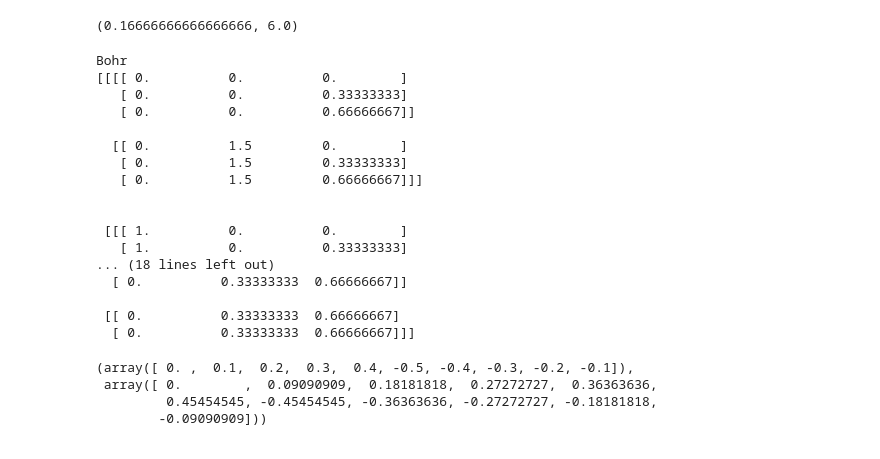
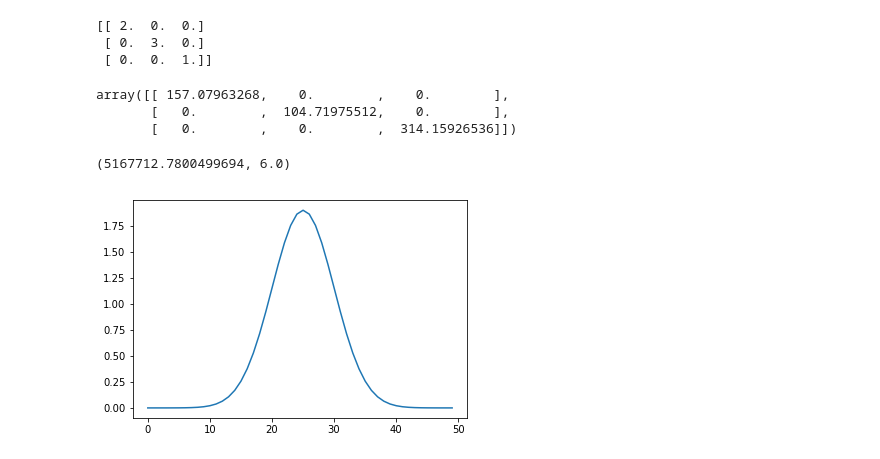
Before and after one commit to alesgenova/pbcpy, a Jupyter notebook: src/fft_prototyping.ipynb, the cells around one changed output. Saved outputs shown, nothing was run; the diff lists cells and outputs as text; code cells hidden in the pictures.

```diff
--- a/src/fft_prototyping.ipynb
+++ b/src/fft_prototyping.ipynb
@@ -31,26 +12,16 @@ invgrid = ReciprocalGrid(grid.bg,nr)
+# %%
+nr = [50,50,50]
+grid = gs(at, nr)
+print(grid.grid.at)
+grid.reciprocal_grid.at
+# %% [output]
+[[ 2.  0.  0.]
+ [ 0.  3.  0.]
+ [ 0.  0.  1.]]
+array([[ 157.07963268,    0.        ,    0.        ],
+       [   0.        ,  104.71975512,    0.        ],
+       [   0.        ,    0.        ,  314.15926536]])
 # %%
-invgrid.omega, grid.omega
+grid.reciprocal_grid.omega, grid.grid.omega
 # %% [output]
-(0.16666666666666666, 6.0)
+(5167712.7800499694, 6.0)
-# %%
-print(grid.units)
-print(grid.r)
-print(grid.a)
-# %% [output]
-Bohr
-[[[[ 0.          0.          0.        ]
-   [ 0.          0.          0.33333333]
-   [ 0.          0.          0.66666667]]
-
-  [[ 0.          1.5         0.        ]
-   [ 0.          1.5         0.33333333]
-   [ 0.          1.5         0.66666667]]]
-
-
- [[[ 1.          0.          0.        ]
-   [ 1.          0.          0.33333333]
-... (18 lines left out)
-  [ 0.          0.33333333  0.66666667]]
-
- [[ 0.          0.33333333  0.66666667]
-  [ 0.          0.33333333  0.66666667]]]
@@ -59,7 +28,9 @@ pl = Grid_Function(grid=grid,)
-# %%
-np.fft.fftfreq(10),np.fft.fftfreq(11,)
-# %% [output]
-(array([ 0. ,  0.1,  0.2,  0.3,  0.4, -0.5, -0.4, -0.3, -0.2, -0.1]),
- array([ 0.        ,  0.09090909,  0.18181818,  0.27272727,  0.36363636,
-         0.45454545, -0.45454545, -0.36363636, -0.27272727, -0.18181818,
-        -0.09090909]))
+# %%
+generic_gf = gf(grid)
+generic_gfr = gfr(grid)
+gaussian = generic_gf.gaussian(alpha=0.2,center_array=[0.5,0,0])
+# %%
+plt.plot(gaussian.values[:,1,1])
+plt.show()
+# %% [output]
+[figure, added]
```
Also changed, not shown: parts of 16 cells of this notebook, 3 other files.
